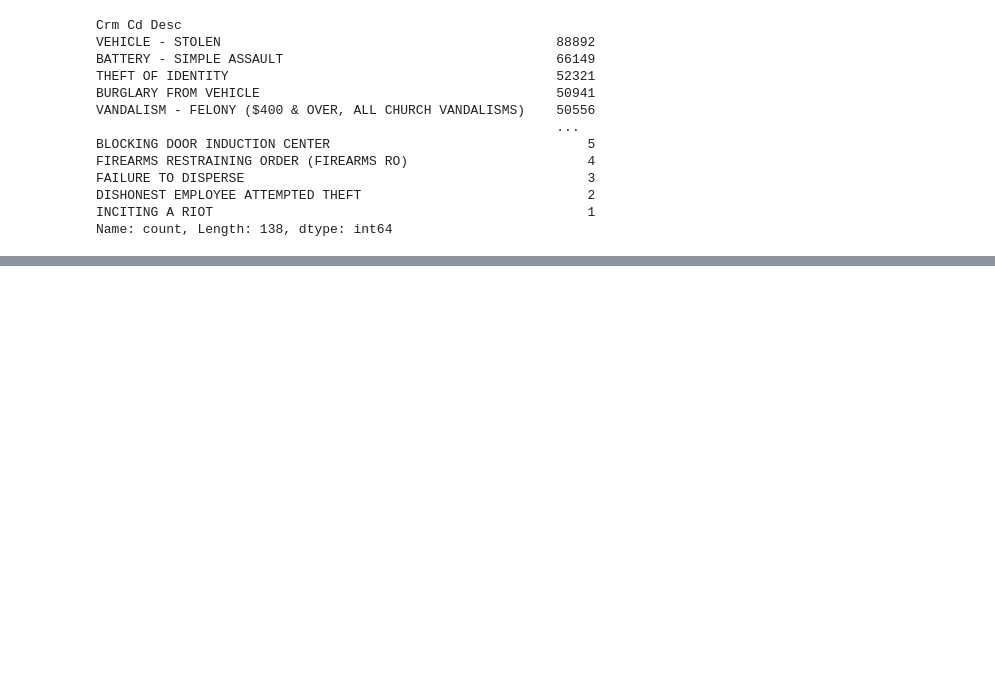
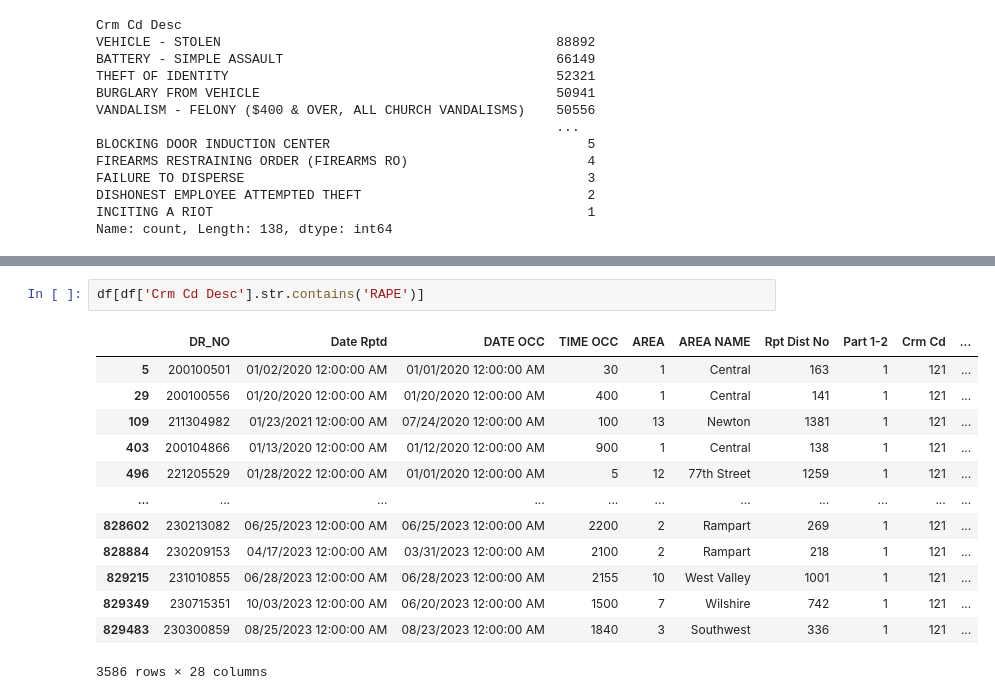
Before and after one commit to writetomdw/ilm_pd, a Jupyter notebook: DemoDataset.ipynb, the cells around one changed output, grey strips where cells are left out. Cells and saved outputs as stored; diff of their text form; blank space fills up the shorter version.

```diff
--- a/DemoDataset.ipynb
+++ b/DemoDataset.ipynb
@@ -192,0 +236,16 @@ Name: count, Length: 138, dtype: int64
+# %%
+df[df['Crm Cd Desc'].str.contains('RAPE')]
+# %% [output]
+|  | DR_NO | Date Rptd | DATE OCC | TIME OCC | AREA | AREA NAME | Rpt Dist No | Part 1-2 | Crm Cd | ... |
+| 5 | 200100501 | 01/02/2020 12:00:00 AM | 01/01/2020 12:00:00 AM | 30 | 1 | Central | 163 | 1 | 121 | ... |
+| 29 | 200100556 | 01/20/2020 12:00:00 AM | 01/20/2020 12:00:00 AM | 400 | 1 | Central | 141 | 1 | 121 | ... |
+| 109 | 211304982 | 01/23/2021 12:00:00 AM | 07/24/2020 12:00:00 AM | 100 | 13 | Newton | 1381 | 1 | 121 | ... |
+| 403 | 200104866 | 01/13/2020 12:00:00 AM | 01/12/2020 12:00:00 AM | 900 | 1 | Central | 138 | 1 | 121 | ... |
+| 496 | 221205529 | 01/28/2022 12:00:00 AM | 01/01/2020 12:00:00 AM | 5 | 12 | 77th Street | 1259 | 1 | 121 | ... |
+| ... | ... | ... | ... | ... | ... | ... | ... | ... | ... | ... |
+| 828602 | 230213082 | 06/25/2023 12:00:00 AM | 06/25/2023 12:00:00 AM | 2200 | 2 | Rampart | 269 | 1 | 121 | ... |
+| 828884 | 230209153 | 04/17/2023 12:00:00 AM | 03/31/2023 12:00:00 AM | 2100 | 2 | Rampart | 218 | 1 | 121 | ... |
+| 829215 | 231010855 | 06/28/2023 12:00:00 AM | 06/28/2023 12:00:00 AM | 2155 | 10 | West Valley | 1001 | 1 | 121 | ... |
+| 829349 | 230715351 | 10/03/2023 12:00:00 AM | 06/20/2023 12:00:00 AM | 1500 | 7 | Wilshire | 742 | 1 | 121 | ... |
+| 829483 | 230300859 | 08/25/2023 12:00:00 AM | 08/23/2023 12:00:00 AM | 1840 | 3 | Southwest | 336 | 1 | 121 | ... |
+3586 rows × 28 columns
```
Also changed, not shown: parts of 14 cells of this notebook, 2 other files.
